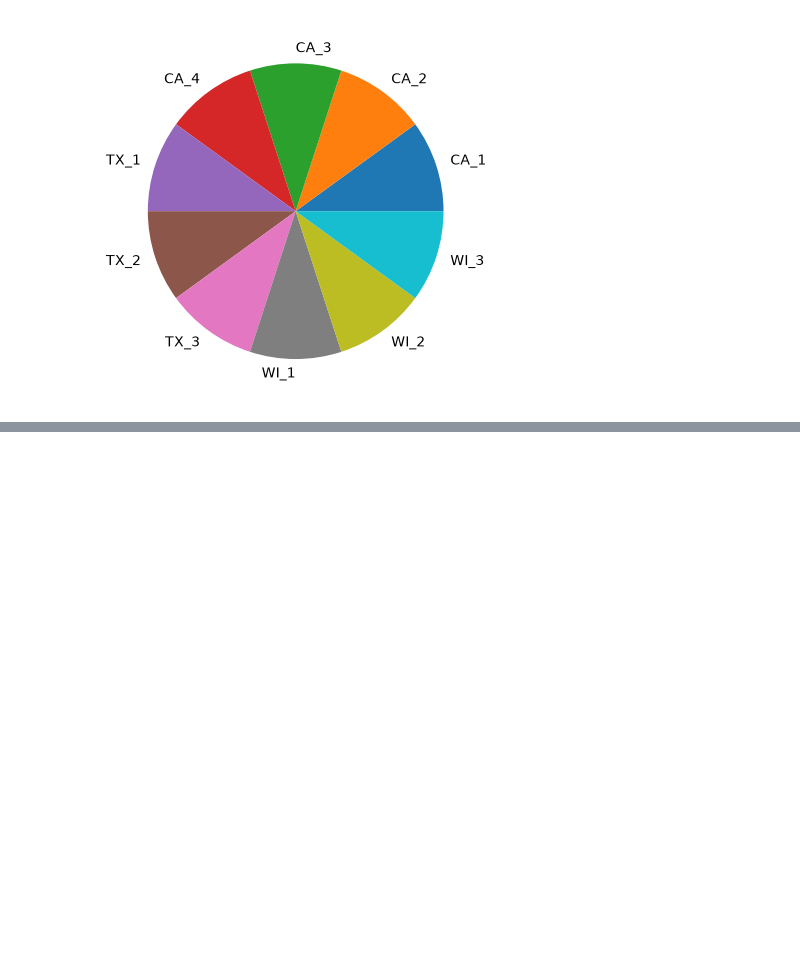
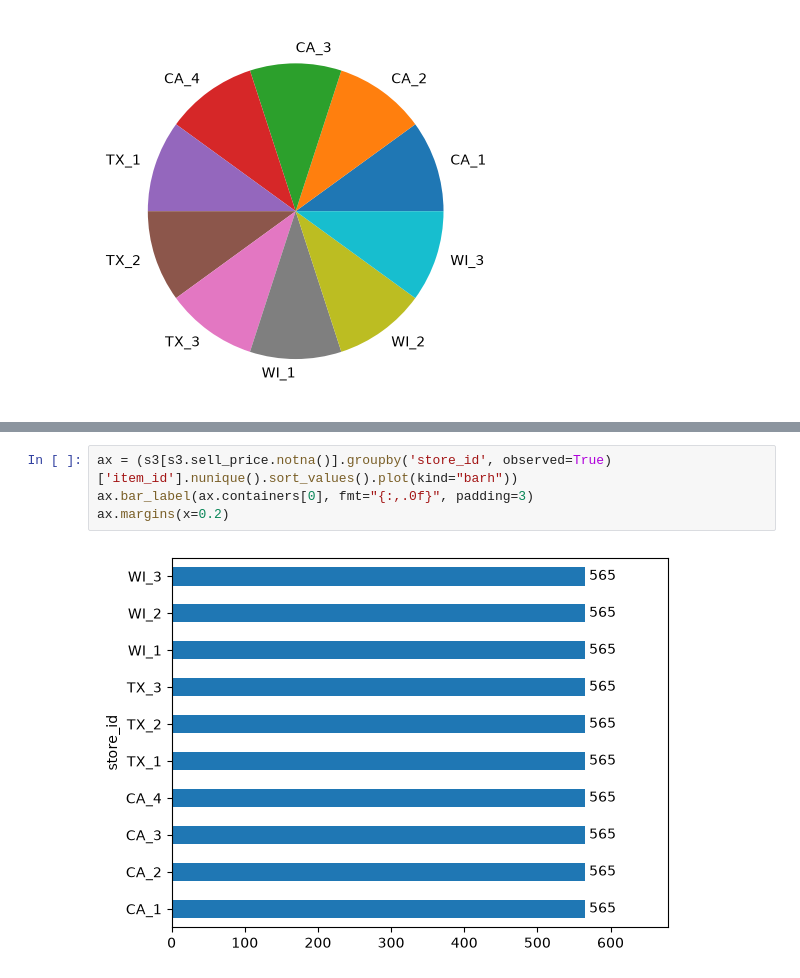
Before and after one commit to Hassan3924/M5-Forecasting, a Jupyter notebook: main.ipynb, the cells around one changed output, grey strips where cells are left out. Drawn from its saved outputs; the diff is of its cells as text; blank space fills up the shorter version.

```diff
--- a/main.ipynb
+++ b/main.ipynb
@@ -556 +559,7 @@ s3.groupby('store_id')['Revenue Generated'].sum().sort_values().plot(kind = "bar
+# %%
+ax = (s3[s3.sell_price.notna()].groupby('store_id', observed=True)['item_id'].nunique().sort_values().plot(kind="barh"))
+ax.bar_label(ax.containers[0], fmt="{:,.0f}", padding=3)
+ax.margins(x=0.2)
+# %% [output]
+[figure, added]
 # %%
```
Also changed, not shown: parts of 10 cells of this notebook.
